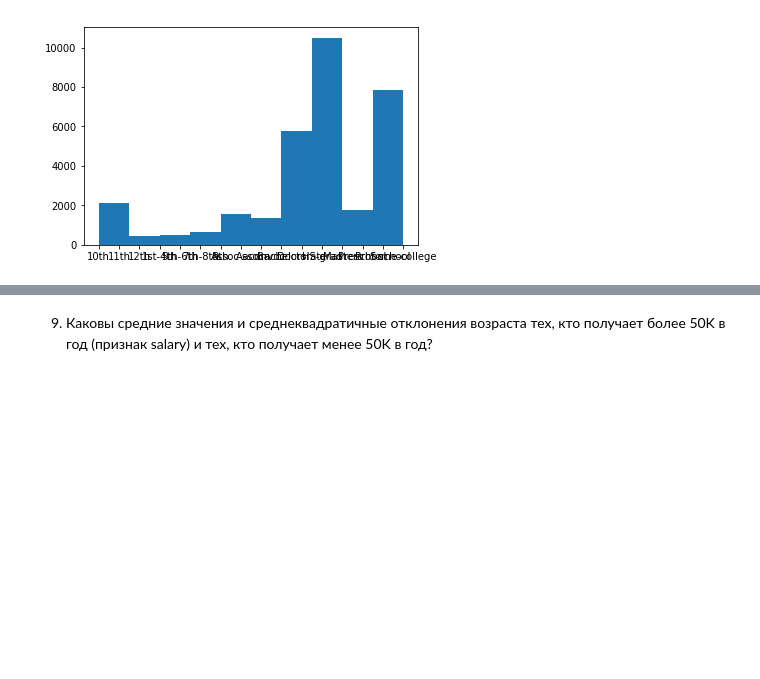
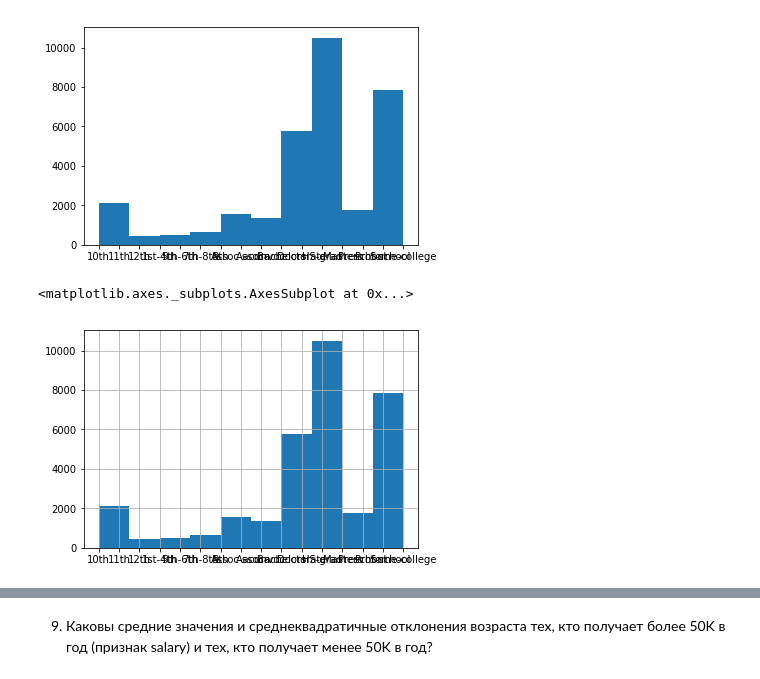
Before and after one commit to nizhikebinesi/ml-course-7bits-solutions, a Jupyter notebook: 2017-fall/homeworks/01-pandas_numpy_homework.ipynb, the cells around one changed output, grey strips where cells are left out. Saved outputs shown, nothing was run; the diff lists cells and outputs as text; code cells hidden in the pictures; blank space fills up the shorter version.

```diff
--- a/2017-fall/homeworks/01-pandas_numpy_homework.ipynb
+++ b/2017-fall/homeworks/01-pandas_numpy_homework.ipynb
@@ -374,3 +373,8 @@ plt.hist(df.education)
          13.5,  15. ]),
  <a list of 10 Patch objects>)
 [figure]
+# %%
+df.education.hist()
+# %% [output]
+<matplotlib.axes._subplots.AxesSubplot at 0x...>
+[figure, added]
```
Also changed, not shown: parts of 25 cells of this notebook.
